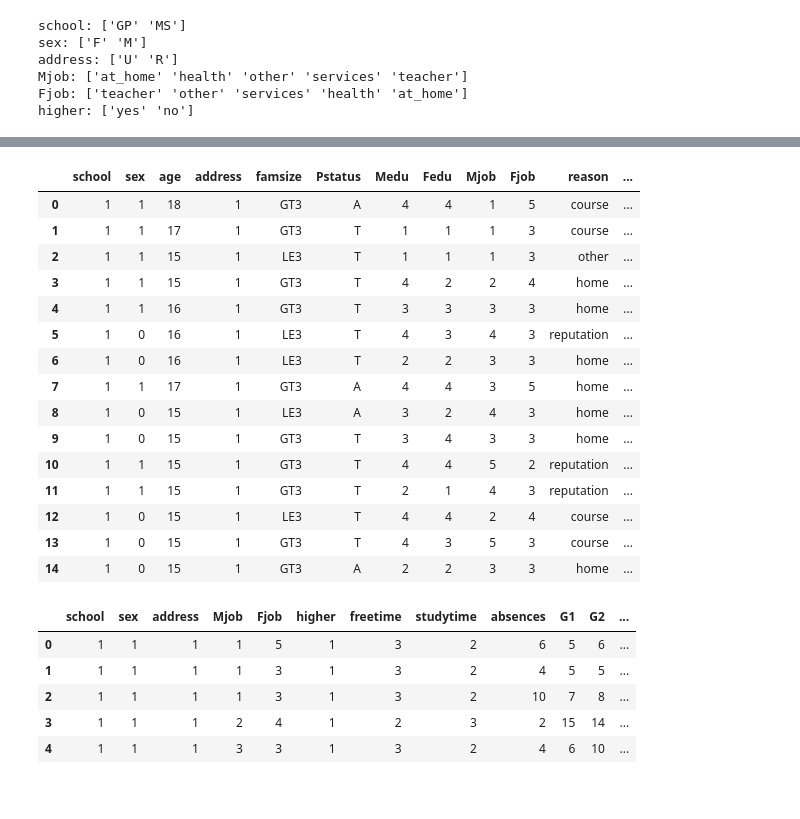
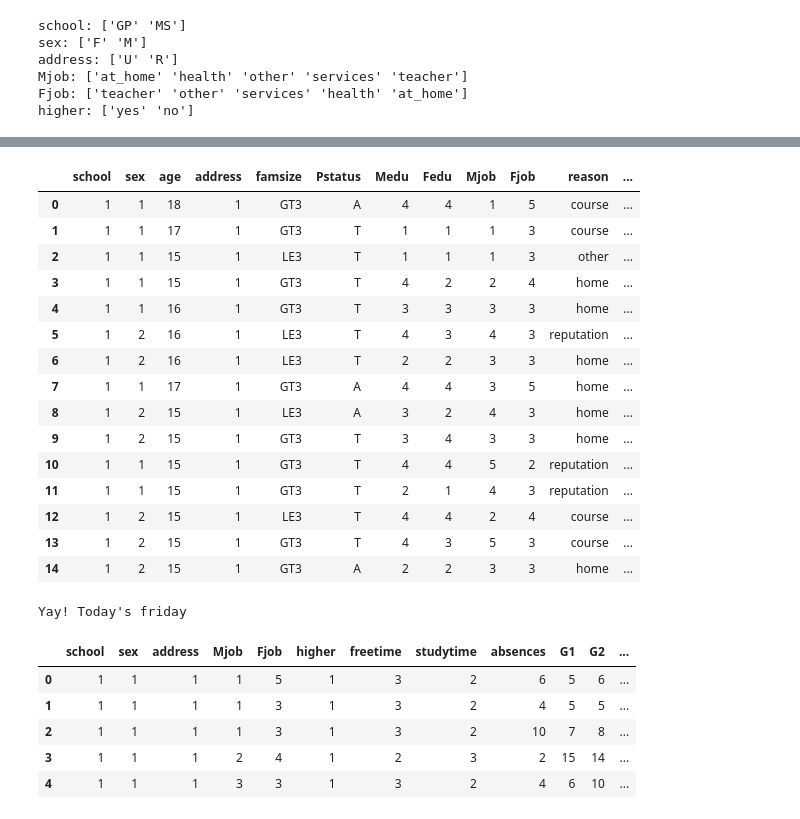
Before and after one commit to shivanishimpi/MLnow_2.0, a Jupyter notebook: 02_ExploratoryDataAnalysis.ipynb, the cells around one changed output, grey strips where cells are left out. Drawn from its saved outputs; the diff is of its cells as text; code cells hidden in the pictures.

Commit message:
📍 fridayCheckpoint

```diff
--- a/02_ExploratoryDataAnalysis.ipynb
+++ b/02_ExploratoryDataAnalysis.ipynb
@@ -80,35 +111,43 @@ higher: ['yes' 'no']
 # %%
 #convert the categories into numbers
 
 #binary valued
-mathData['school'] = mathData['school'].apply({'GP':1, 'MS':0}.get)
-mathData['sex'] = mathData['sex'].apply({'F':1, 'M':0}.get)
-mathData['address'] = mathData['address'].apply({'U':1, 'R':0}.get)
-mathData['higher'] = mathData['higher'].apply({'yes':1, 'no':0}.get)
+
+mathData['school'] = mathData['school'].apply({'GP':1, 'MS':2}.get)
+mathData['sex'] = mathData['sex'].apply({'F':1, 'M':2}.get)
+mathData['address'] = mathData['address'].apply({'U':1, 'R':2}.get)
+mathData['higher'] = mathData['higher'].apply({'yes':1, 'no':2}.get)
 
 
 #multi-valued
 mathData['Mjob'] = mathData['Mjob'].apply({'at_home':1, 'health':2, 'other':3, 'services':4, 'teacher':5}.get)
 mathData['Fjob'] = mathData['Fjob'].apply({'at_home':1, 'health':2, 'other':3, 'services':4, 'teacher':5}.get)
 
 mathData.head(15)
 # %% [output]
 |  | school | sex | age | address | famsize | Pstatus | Medu | Fedu | Mjob | Fjob | reason | ... |
 | 0 | 1 | 1 | 18 | 1 | GT3 | A | 4 | 4 | 1 | 5 | course | ... |
 | 1 | 1 | 1 | 17 | 1 | GT3 | T | 1 | 1 | 1 | 3 | course | ... |
 | 2 | 1 | 1 | 15 | 1 | LE3 | T | 1 | 1 | 1 | 3 | other | ... |
 | 3 | 1 | 1 | 15 | 1 | GT3 | T | 4 | 2 | 2 | 4 | home | ... |
 | 4 | 1 | 1 | 16 | 1 | GT3 | T | 3 | 3 | 3 | 3 | home | ... |
-| 5 | 1 | 0 | 16 | 1 | LE3 | T | 4 | 3 | 4 | 3 | reputation | ... |
-| 6 | 1 | 0 | 16 | 1 | LE3 | T | 2 | 2 | 3 | 3 | home | ... |
+| 5 | 1 | 2 | 16 | 1 | LE3 | T | 4 | 3 | 4 | 3 | reputation | ... |
+| 6 | 1 | 2 | 16 | 1 | LE3 | T | 2 | 2 | 3 | 3 | home | ... |
 | 7 | 1 | 1 | 17 | 1 | GT3 | A | 4 | 4 | 3 | 5 | home | ... |
-| 8 | 1 | 0 | 15 | 1 | LE3 | A | 3 | 2 | 4 | 3 | home | ... |
-| 9 | 1 | 0 | 15 | 1 | GT3 | T | 3 | 4 | 3 | 3 | home | ... |
+| 8 | 1 | 2 | 15 | 1 | LE3 | A | 3 | 2 | 4 | 3 | home | ... |
+| 9 | 1 | 2 | 15 | 1 | GT3 | T | 3 | 4 | 3 | 3 | home | ... |
 | 10 | 1 | 1 | 15 | 1 | GT3 | T | 4 | 4 | 5 | 2 | reputation | ... |
 | 11 | 1 | 1 | 15 | 1 | GT3 | T | 2 | 1 | 4 | 3 | reputation | ... |
-| 12 | 1 | 0 | 15 | 1 | LE3 | T | 4 | 4 | 2 | 4 | course | ... |
-| 13 | 1 | 0 | 15 | 1 | GT3 | T | 4 | 3 | 5 | 3 | course | ... |
-| 14 | 1 | 0 | 15 | 1 | GT3 | A | 2 | 2 | 3 | 3 | home | ... |
+| 12 | 1 | 2 | 15 | 1 | LE3 | T | 4 | 4 | 2 | 4 | course | ... |
+| 13 | 1 | 2 | 15 | 1 | GT3 | T | 4 | 3 | 5 | 3 | course | ... |
+| 14 | 1 | 2 | 15 | 1 | GT3 | A | 2 | 2 | 3 | 3 | home | ... |
+# %%
+#@title Begin from Friday
+
+
+print("Yay! Today's friday")
+# %% [output]
+Yay! Today's friday
 # %%
 #consider the below columns from the DataFrame
 
```
Also changed, not shown: parts of 9 cells of this notebook.
